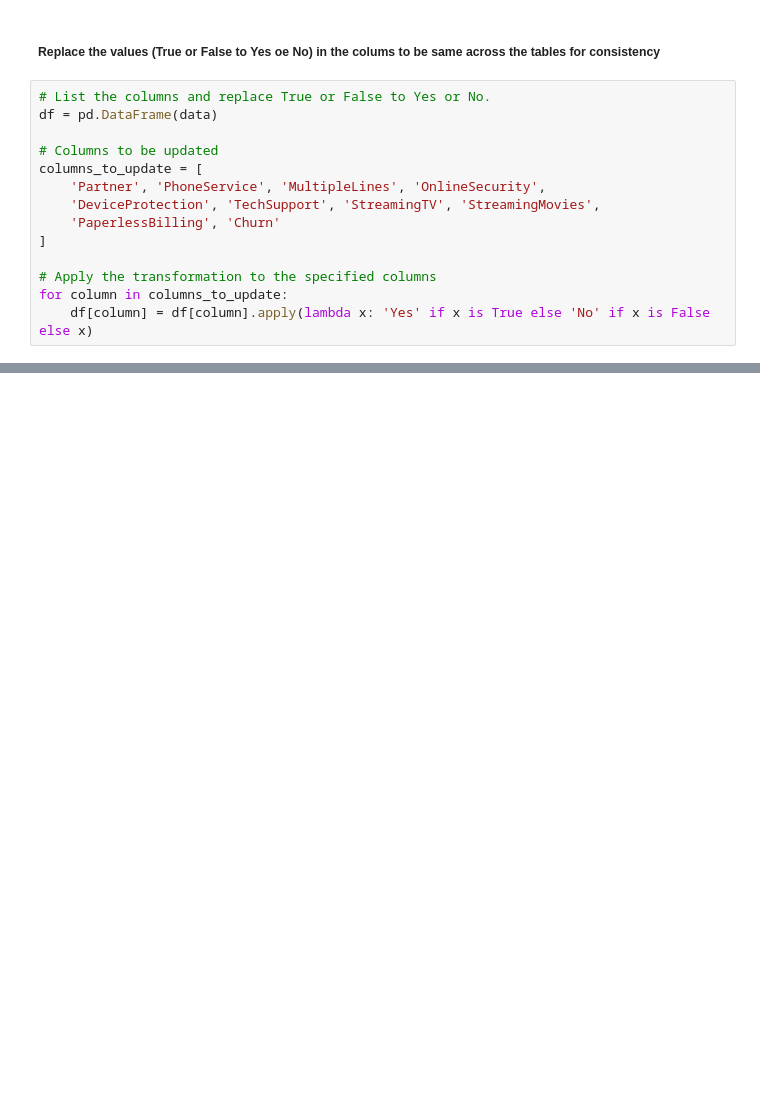
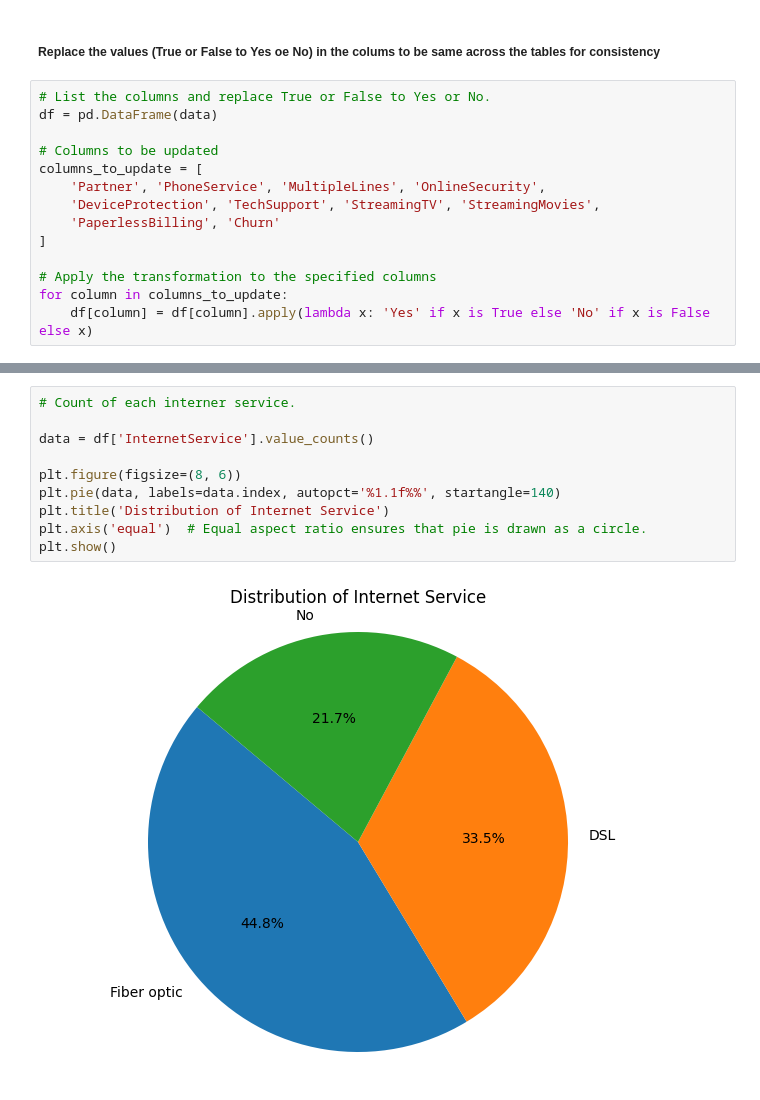
Before and after one commit to Omooyeni/Telco-Customer-churn-prediction-, a Jupyter notebook: notebook/main.ipynb, the cells around one changed output, grey strips where cells are left out. Drawn from its saved outputs; the diff is of its cells as text; blank space fills up the shorter version.

```diff
--- a/notebook/main.ipynb
+++ b/notebook/main.ipynb
@@ -265,0 +342,12 @@ dtype: int64
+# %%
+# Count of each interner service.
+
+data = df['InternetService'].value_counts()
+
+plt.figure(figsize=(8, 6))
+plt.pie(data, labels=data.index, autopct='%1.1f%%', startangle=140)
+plt.title('Distribution of Internet Service')
+plt.axis('equal')  # Equal aspect ratio ensures that pie is drawn as a circle.
+plt.show()
+# %% [output]
+[figure, added]
```
Also changed, not shown: parts of 31 cells of this notebook.
